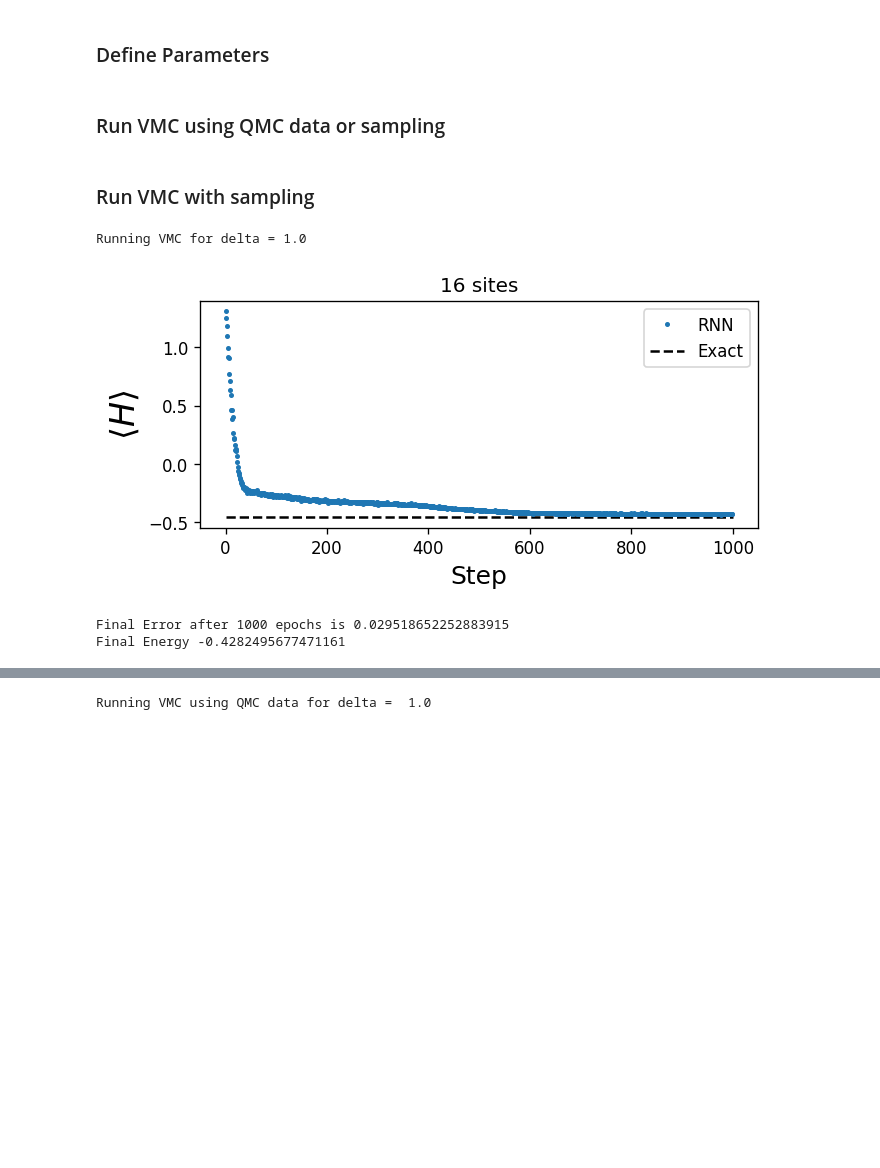
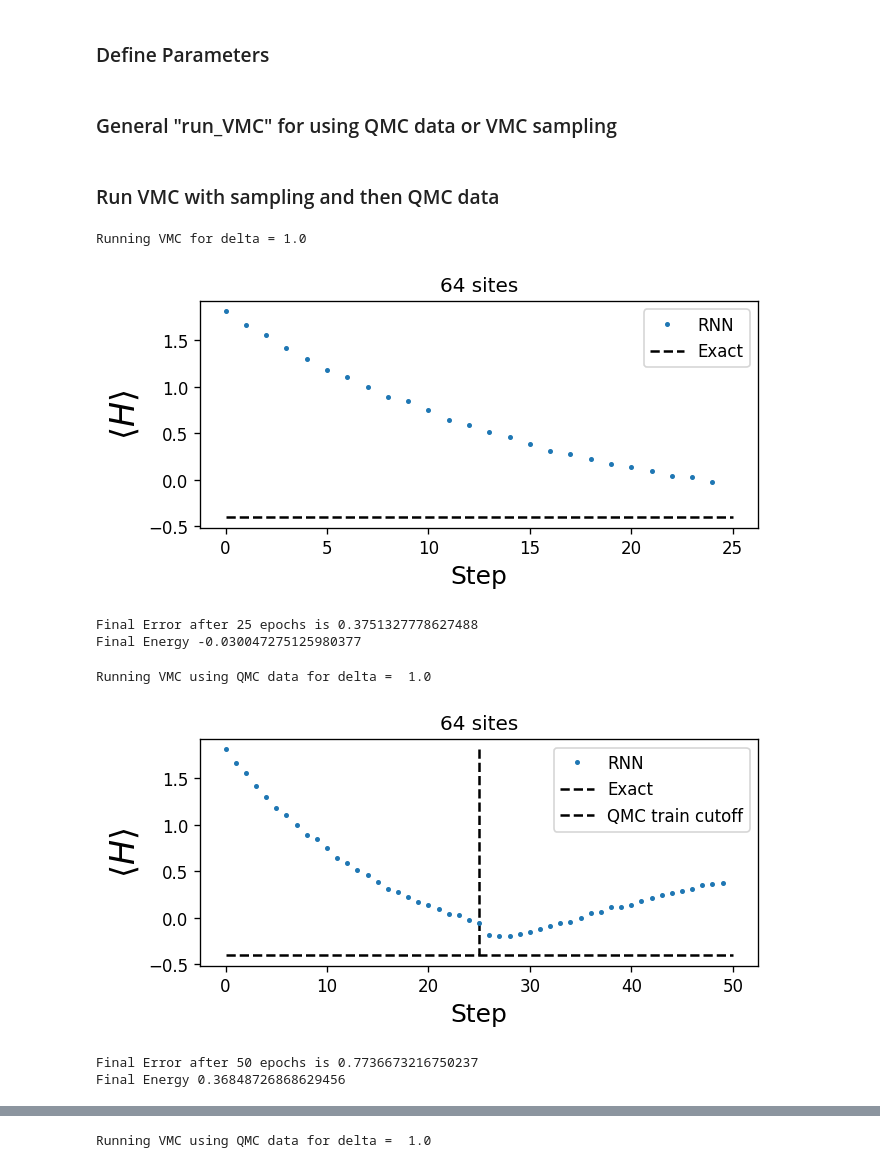
Before and after one commit to MelkoCollective/NeuralNetworks-for-Quantum, a Jupyter notebook: src_qmc_vmc/VMC_Rydberg_experiments.ipynb, the cells around one changed output, grey strips where cells are left out. Cells and saved outputs as stored; diff of their text form; code cells hidden in the pictures; blank space fills up the shorter version.

```diff
--- a/src_qmc_vmc/VMC_Rydberg_experiments.ipynb
+++ b/src_qmc_vmc/VMC_Rydberg_experiments.ipynb
@@ -228,4 +242,4 @@ exact_energy = {4:-0.45776822, 8: -0.41079068589921375
 # %% [markdown]
-### Run VMC using QMC data or sampling
+### General "run_VMC" for using QMC data or VMC sampling
 # %%
 def run_VMC(vmc, epochs, delta, qmc_data, energy, variance, batch_size=100):
@@ -301,18 +324,28 @@ def plot_E(energy, exact_energy, N, vmc_epochs, qmc_epochs):
   print("Final Energy {}".format(final_energy))
   return final_energy
 # %% [markdown]
-### Run VMC with sampling
+### Run VMC with sampling and then QMC data
 # %%
-vmc = VariationalMonteCarlo(Lx,Ly,V,Omega,delta,nh,lr,vmc_epochs,seed)
+vmc = VariationalMonteCarlo(Lx,Ly,V,Omega,delta,nh,lr,vmc_epochs,Lx,seed)
 energy = []
 variance = []
-vmc, energy, variance = run_VMC(vmc, vmc_epochs+qmc_epochs, delta, None, energy, variance)
+vmc, energy, variance = run_VMC(vmc, vmc_epochs, delta, None, energy, variance)
 # %% [output]
 Running VMC for delta = 1.0
 # %%
-vmc_final_energy = plot_E(energy, exact_energy[Lx], N, vmc_epochs+qmc_epochs, qmc_epochs=0)
+vmc_final_energy = plot_E(energy, exact_energy[Lx], N, vmc_epochs, 0)
 # %% [output]
-[figure, old version]
+[figure, new version]
-Final Error after 1000 epochs is 0.029518652252883915
-Final Energy -0.4282495677471161
+Final Error after 25 epochs is 0.3751327778627488
+Final Energy -0.030047275125980377
+# %%
+vmc, energy, variance = run_VMC(vmc, qmc_epochs, delta, qmc_dataset, energy, variance)
+# %% [output]
+Running VMC using QMC data for delta =  1.0
+# %%
+qmc_final_energy = plot_E(energy, exact_energy[Lx], N, total_epochs, vmc_epochs)
+# %% [output]
+[figure, added]
+Final Error after 50 epochs is 0.7736673216750237
+Final Energy 0.36848726868629456
 # %% [markdown]
```
Also changed, not shown: parts of 22 cells of this notebook, 1 other file.
